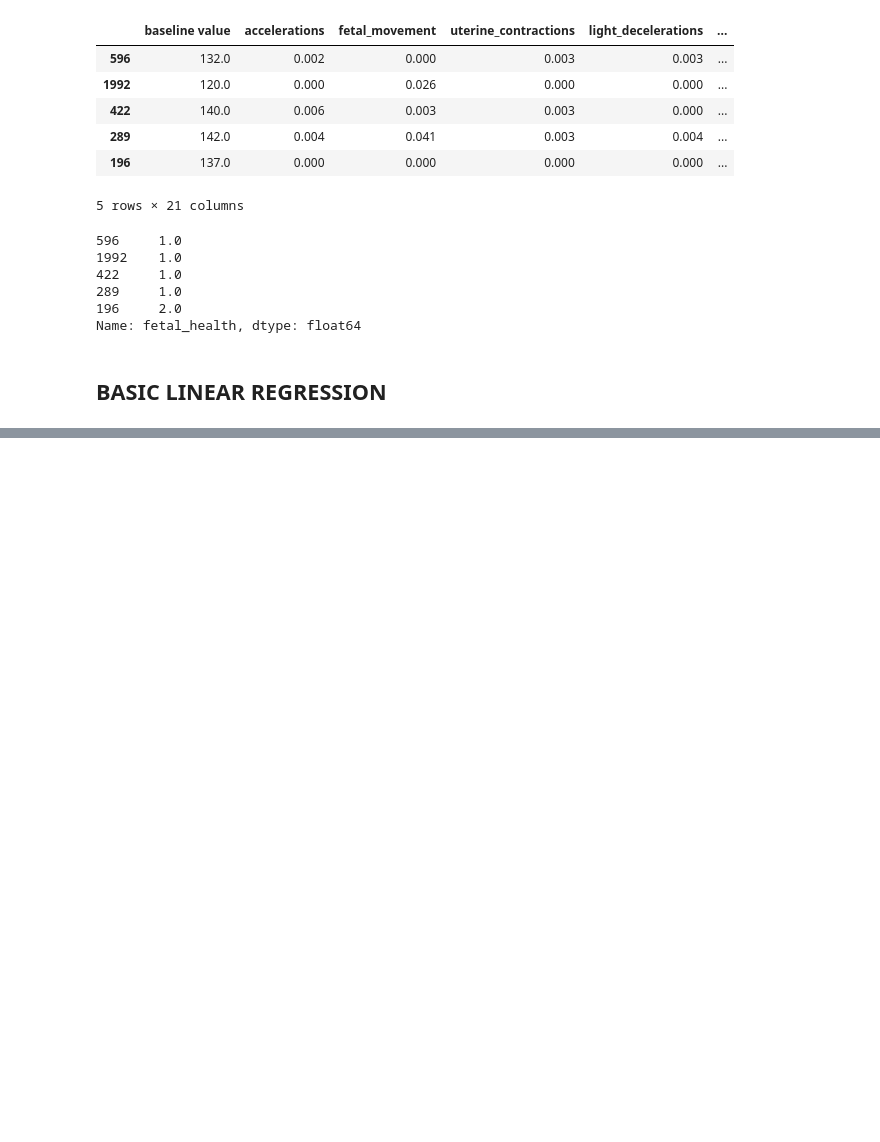
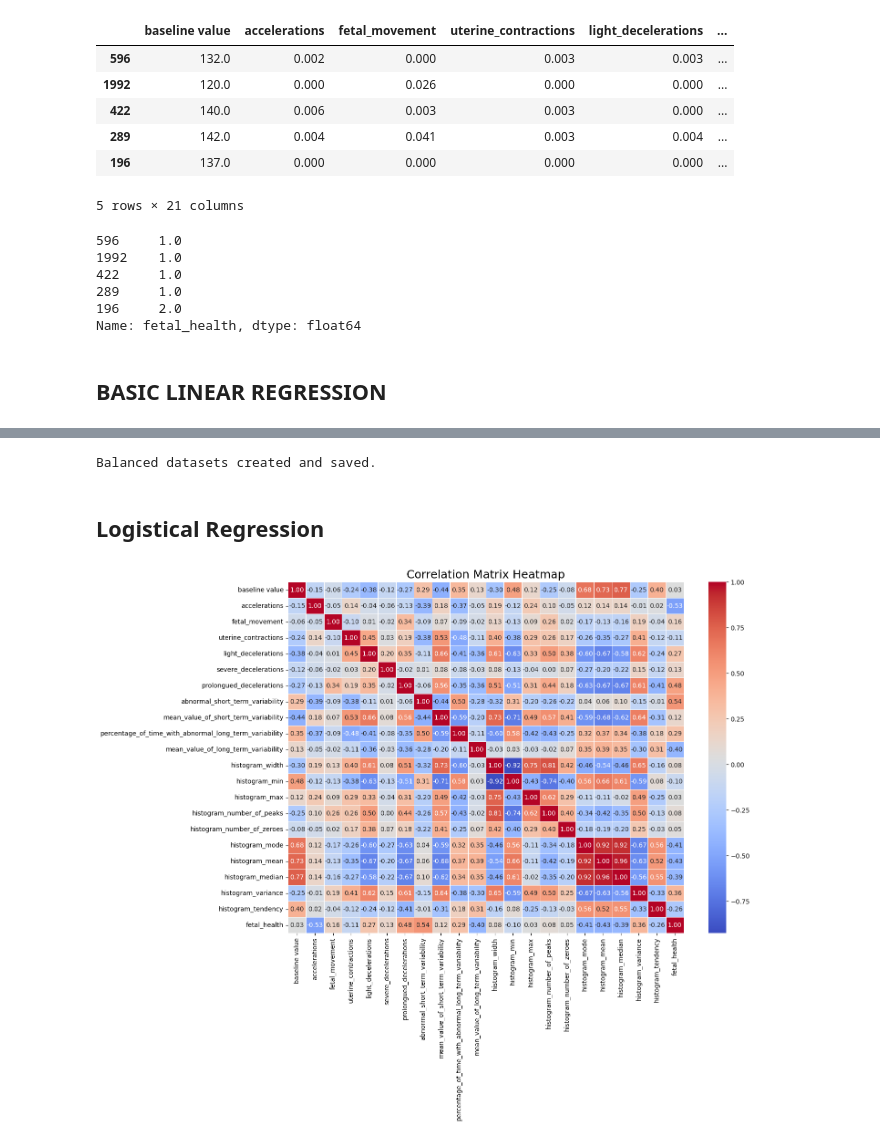
Before and after one commit to Manaya20/Fetal_Health_Classification, a Jupyter notebook: Fetal.ipynb, the cells around one changed output, grey strips where cells are left out. Drawn from its saved outputs; the diff is of its cells as text; code cells hidden in the pictures; blank space fills up the shorter version.

```diff
--- a/Fetal.ipynb
+++ b/Fetal.ipynb
@@ -118,0 +125,72 @@ plt.show()
+# %%
+
+# Load the dataset
+file_path = '/Users/manayapachpor/Desktop/ML_FETAL/Fetal_Health_Classification/f_health.csv'
+fetal_health_data = pd.read_csv(file_path)
+
+# Step 1: Check for missing values and clean data (if any)
+fetal_health_data.dropna(inplace=True)
+
+# Step 2: Separate the classes
+class_1 = fetal_health_data[fetal_health_data['fetal_health'] == 1]
+class_2 = fetal_health_data[fetal_health_data['fetal_health'] == 2]
+class_3 = fetal_health_data[fetal_health_data['fetal_health'] == 3]
+
+# Step 3: Balance the dataset by resampling the classes
+min_class_size = min(len(class_1), len(class_2), len(class_3))
+
+class_1_balanced = resample(class_1, replace=False, n_samples=min_class_size, random_state=42)
+class_2_balanced = resample(class_2, replace=False, n_samples=min_class_size, random_state=42)
+class_3_balanced = resample(class_3, replace=False, n_samples=min_class_size, random_state=42)
+
+# Step 4: Combine the balanced classes
+balanced_data = pd.concat([class_1_balanced, class_2_balanced, class_3_balanced])
+
+# Step 5: Split into features and target
+X = balanced_data.drop('fetal_health', axis=1)
+y = balanced_data['fetal_health']
+
+# Step 6: Split into train and test sets while maintaining class balance
+X_train, X_test, y_train, y_test = train_test_split(X, y, test_size=0.3, stratify=y, random_state=42)
+
+# Step 7: Recombine the train and test sets with their target labels for final datasets
+train_data = pd.concat([X_train, y_train], axis=1)
+test_data = pd.concat([X_test, y_test], axis=1)
+
+# Step 8: Save the train and test datasets
+train_data.to_csv('fetal_health_train.csv', index=False)
+test_data.to_csv('fetal_health_test.csv', index=False)
+
+print("Balanced datasets created and saved.")
+# %% [output]
+Balanced datasets created and saved.
+# %% [markdown]
+## Logistical Regression
+# %%
+import pandas as pd
+from sklearn.model_selection import train_test_split
+from sklearn.preprocessing import StandardScaler
+from sklearn.linear_model import LogisticRegression
+from sklearn.metrics import accuracy_score, classification_report, confusion_matrix
+
+# Load the data
+file_path = '/Users/manayapachpor/Desktop/ML_FETAL/Fetal_Health_Classification/fetal_health_train.csv'
+data = pd.read_csv(file_path)
+# %%
+import seaborn as sns
+import matplotlib.pyplot as plt
+correlation_matrix = data.corr()
+9
+# Set up the figure size
+plt.figure(figsize=(14, 10))
+
+# Create a heatmap of the correlation matrix
+sns.heatmap(correlation_matrix, annot=True, cmap='coolwarm', fmt='.2f', linewidths=0.5)
+
+# Set the title for the heatmap
+plt.title('Correlation Matrix Heatmap', fontsize=18)
+
+# Show the heatmap
+plt.show()
+# %% [output]
+[figure, added]
```
Also changed, not shown: parts of 10 cells of this notebook, 3 other files.
